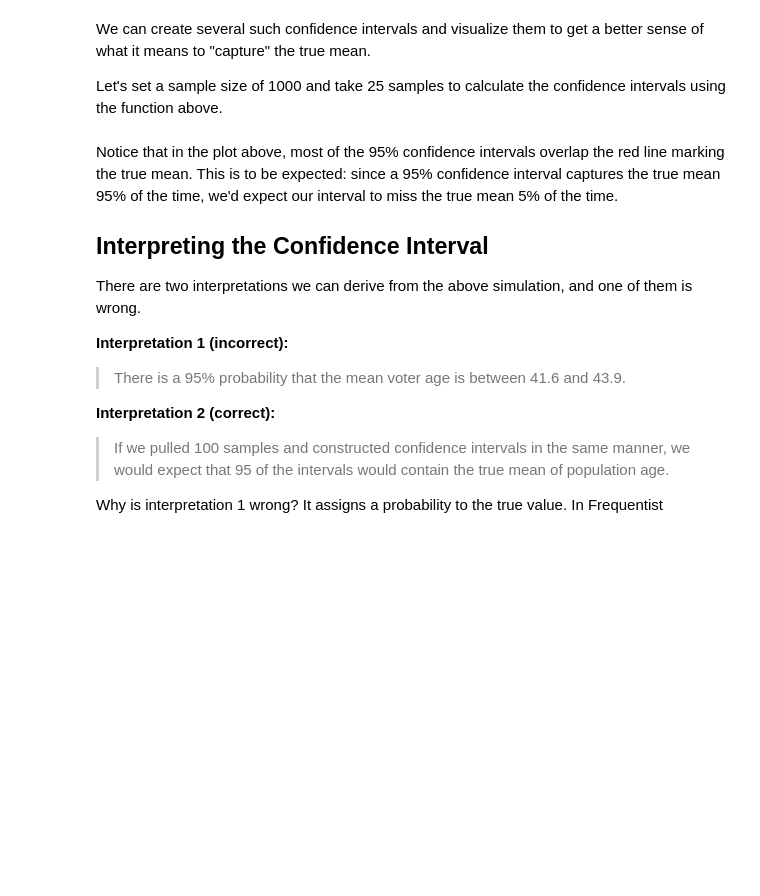
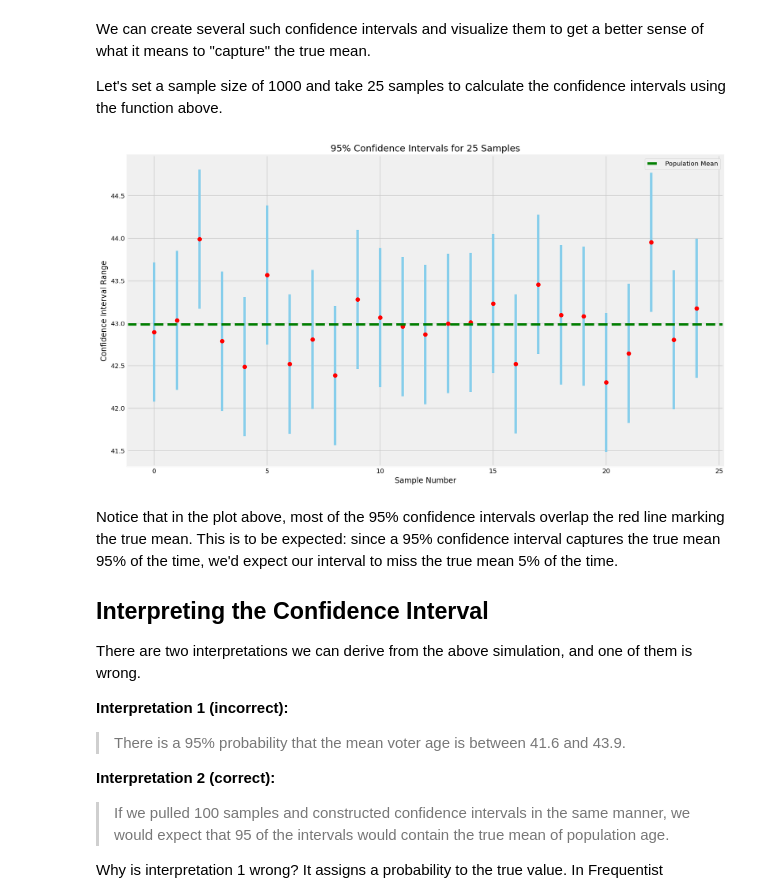
Before and after one commit to antony-wala/dsc-confidence-intervals-lab, a Jupyter notebook: index.ipynb, the cells around one changed output. Saved outputs shown, nothing was run; the diff lists cells and outputs as text; code cells hidden in the pictures; blank space fills up the shorter version.

```diff
--- a/index.ipynb
+++ b/index.ipynb
@@ -205,20 +190,19 @@ def conf_interval(pop, sample):
     x_hat = sample.mean()
 
     # Calculate the z-critical value using stats.norm.ppf()
-
     # Note that we use stats.norm.ppf(q = 0.975) to get the desired z-critical value
     # instead of q = 0.95 because the distribution has two tails.
-    z = stats.norm.ppf(q = 0.975)  #  z-critical value for 95% confidence
+    z = stats.norm.ppf(q = 0.975, loc = 0, scale = 1)  #  z-critical value for 95% confidence
 
     #Calculate the population std from data
-    pop_stdev = pop.std()
+    pop_stdev = np.std(pop)
 
     # Calculate the margin of error using formula given above
     moe = z * (pop_stdev/ np.sqrt(n))
 
     # Calculate the confidence interval by applying margin of error to sample mean
     # (mean - margin of error, mean+ margin of error)
-    conf = (x_hat - moe, x_hat + moe)
+    conf = x_hat - moe, x_hat + moe
 
     return z, moe, conf
 
@@ -271,11 +255,13 @@ sample_means = []
 
 for sample in range(25):
     # Take a random sample of chosen size
-    sample = None
+    sample = np.random.choice(population_ages, sample_size, replace=True)
 
     # Calculate z_critical, margin_of_error, confidence_interval from function above
-    #z_critical, margin_of_error, confidence_interval = conf_interval(population_ages, sample)
+    z_critical, margin_of_error, confidence_interval = conf_interval(population_ages, sample)
 
-    sample_mean = None
+    sample_mean = sample.mean()
+    intervals.append(confidence_interval)
+    sample_means.append(sample_mean)
 
     # Calculate and append sample means and conf intervals for each iteration
@@ -287,3 +268,21 @@ plt.figure(figsize=(15,9))
+# %%
+# plot the mean and confidence interval for each sample as error bars
+# plot the population mean
+
+plt.figure(figsize=(15,9))
+
+for i, conf in enumerate(intervals):
+    plt.plot([i, i], conf, color="skyblue")  # vertical line for CI
+    plt.plot(i, sample_means[i], 'o', color="red")  # sample mean
+
+plt.axhline(np.mean(population_ages), color="green", linestyle="--", label="Population Mean")
+plt.xlabel("Sample Number")
+plt.ylabel("Confidence Interval Range")
+plt.title("95% Confidence Intervals for 25 Samples")
+plt.legend()
+plt.show()
+# %% [output]
+[figure, added]
 # %% [markdown]
 Notice that in the plot above, most of the 95% confidence intervals overlap the red line marking the true mean. This is to be expected: since a 95% confidence interval captures the true mean 95% of the time, we'd expect our interval to miss the true mean 5% of the time.
 
```
Also changed, not shown: parts of 6 cells of this notebook.
